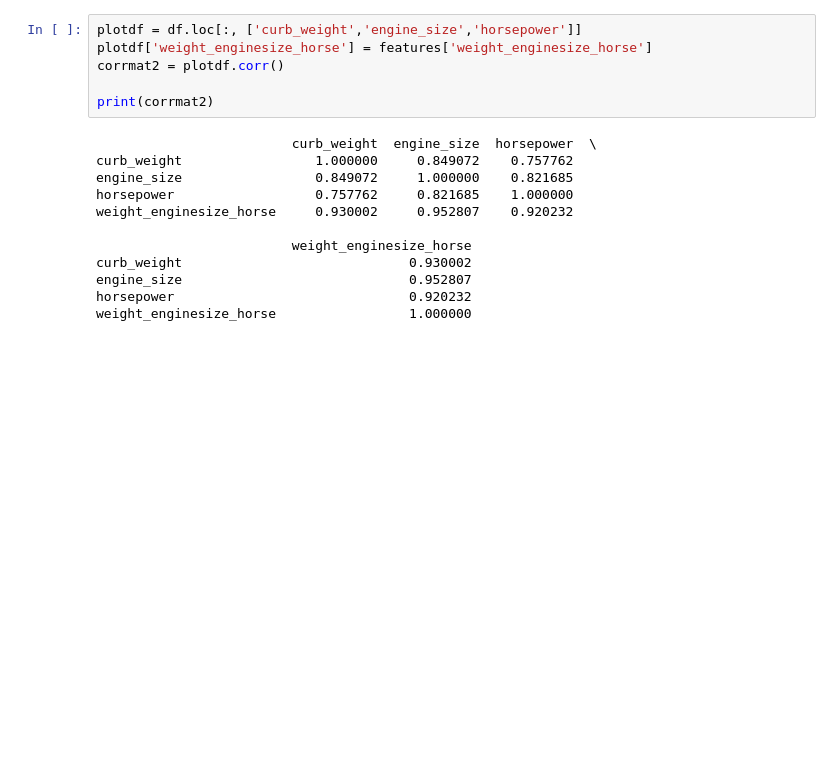
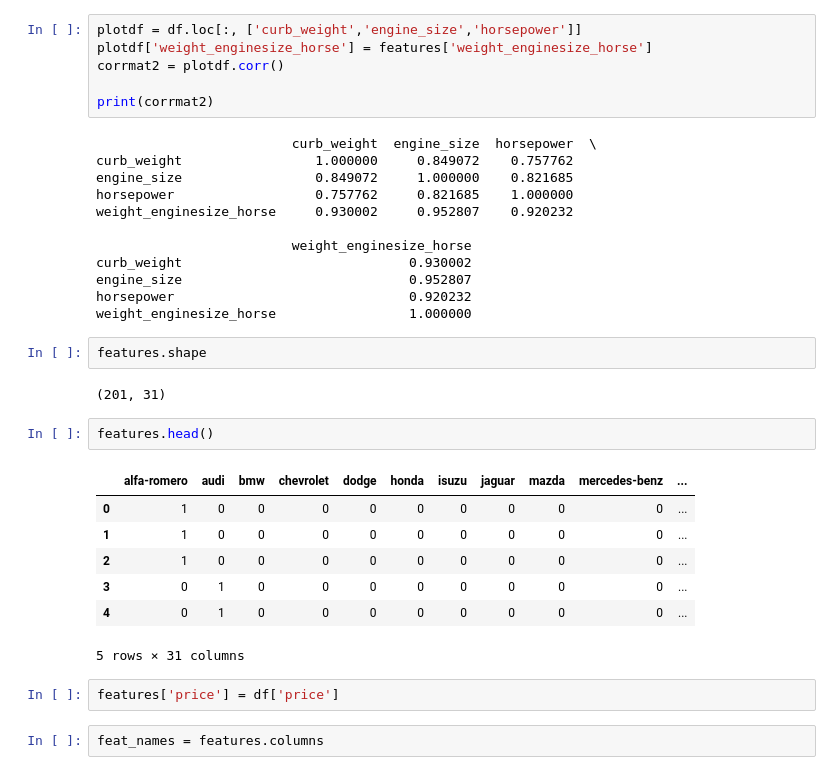
Before and after one commit to lilpricey/Thinkful, a Jupyter notebook: unit_2/preparing a dataset.ipynb, the cells around one changed output. Cells and saved outputs as stored; diff of their text form; blank space fills up the shorter version.

```diff
--- a/unit_2/preparing a dataset.ipynb
+++ b/unit_2/preparing a dataset.ipynb
@@ -182,3 +182,21 @@ curb_weight                             0.930002
 engine_size                             0.952807
 horsepower                              0.920232
 weight_enginesize_horse                 1.000000
+# %%
+features.shape
+# %% [output]
+(201, 31)
+# %%
+features.head()
+# %% [output]
+|  | alfa-romero | audi | bmw | chevrolet | dodge | honda | isuzu | jaguar | mazda | mercedes-benz | ... |
+| 0 | 1 | 0 | 0 | 0 | 0 | 0 | 0 | 0 | 0 | 0 | ... |
+| 1 | 1 | 0 | 0 | 0 | 0 | 0 | 0 | 0 | 0 | 0 | ... |
+| 2 | 1 | 0 | 0 | 0 | 0 | 0 | 0 | 0 | 0 | 0 | ... |
+| 3 | 0 | 1 | 0 | 0 | 0 | 0 | 0 | 0 | 0 | 0 | ... |
+| 4 | 0 | 1 | 0 | 0 | 0 | 0 | 0 | 0 | 0 | 0 | ... |
+5 rows × 31 columns
+# %%
+features['price'] = df['price']
+# %%
+feat_names = features.columns
```
Also changed, not shown: parts of 4 cells of this notebook.
